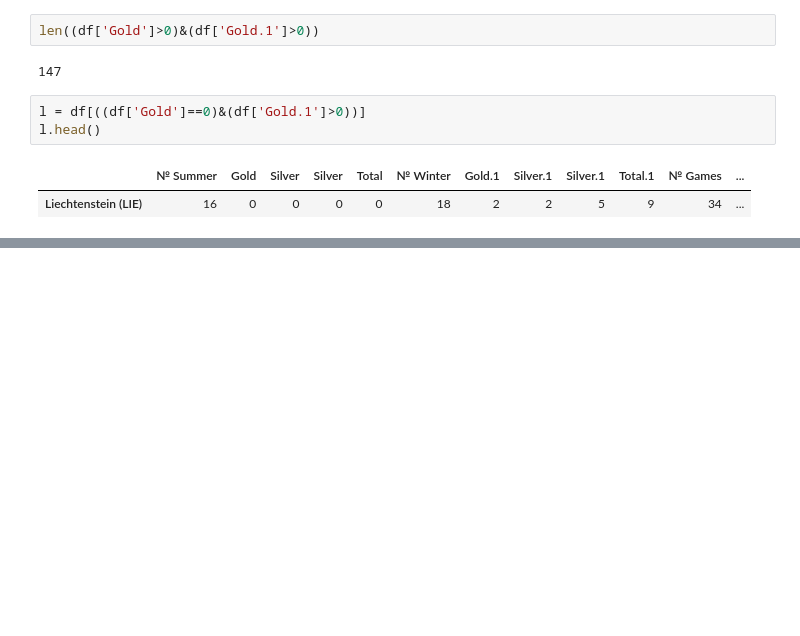
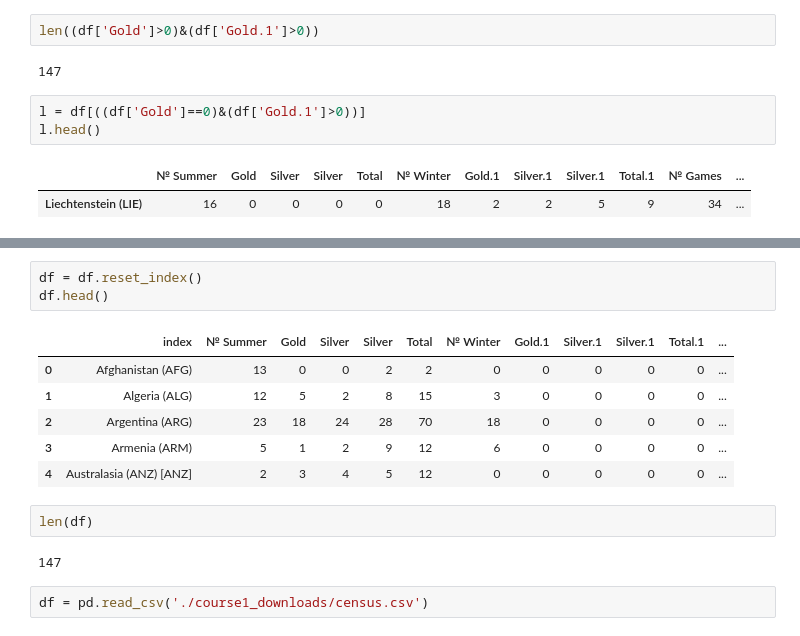
Before and after one commit to jeesaugustine/basic_introduction_to_numpy, a Jupyter notebook: pandas.ipynb, the cells around one changed output, grey strips where cells are left out. Drawn from its saved outputs; the diff is of its cells as text; blank space fills up the shorter version.

```diff
--- a/pandas.ipynb
+++ b/pandas.ipynb
@@ -356,0 +353,16 @@ Name: Name, dtype: object
+# %%
+df = df.reset_index()
+df.head()
+# %% [output]
+|  | index | № Summer | Gold | Silver | Silver | Total | № Winter | Gold.1 | Silver.1 | Silver.1 | Total.1 | ... |
+| 0 | Afghanistan (AFG) | 13 | 0 | 0 | 2 | 2 | 0 | 0 | 0 | 0 | 0 | ... |
+| 1 | Algeria (ALG) | 12 | 5 | 2 | 8 | 15 | 3 | 0 | 0 | 0 | 0 | ... |
+| 2 | Argentina (ARG) | 23 | 18 | 24 | 28 | 70 | 18 | 0 | 0 | 0 | 0 | ... |
+| 3 | Armenia (ARM) | 5 | 1 | 2 | 9 | 12 | 6 | 0 | 0 | 0 | 0 | ... |
+| 4 | Australasia (ANZ) [ANZ] | 2 | 3 | 4 | 5 | 12 | 0 | 0 | 0 | 0 | 0 | ... |
+# %%
+len(df)
+# %% [output]
+147
+# %%
+df = pd.read_csv('./course1_downloads/census.csv')
```
Also changed, not shown: parts of 24 cells of this notebook.
